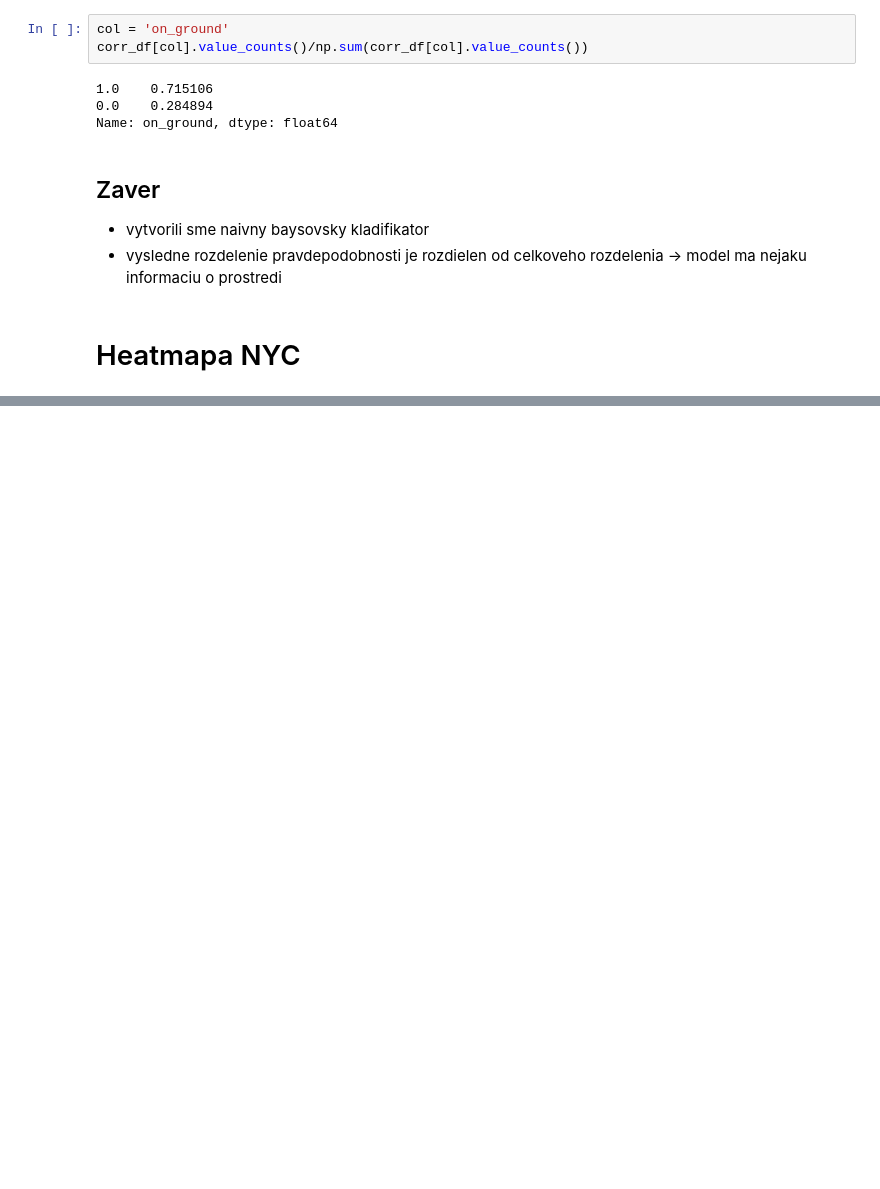
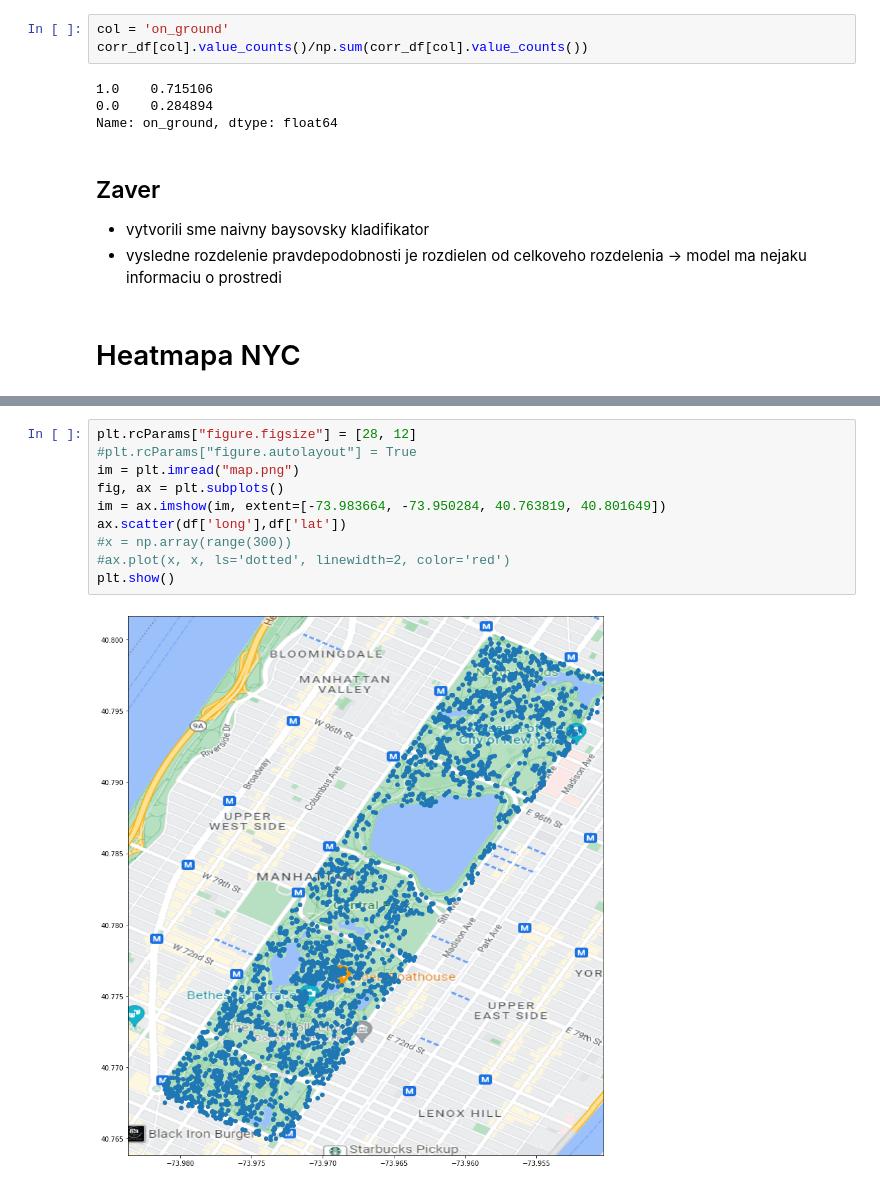
Before and after one commit to TheKompot/MAD, a Jupyter notebook: EDA.ipynb, the cells around one changed output, grey strips where cells are left out. Drawn from its saved outputs; the diff is of its cells as text; blank space fills up the shorter version.

```diff
--- a/EDA.ipynb
+++ b/EDA.ipynb
@@ -364,0 +388,12 @@ Name: on_ground, dtype: float64
+# %%
+plt.rcParams["figure.figsize"] = [28, 12]
+#plt.rcParams["figure.autolayout"] = True
+im = plt.imread("map.png")
+fig, ax = plt.subplots()
+im = ax.imshow(im, extent=[-73.983664, -73.950284, 40.763819, 40.801649])
+ax.scatter(df['long'],df['lat'])
+#x = np.array(range(300))
+#ax.plot(x, x, ls='dotted', linewidth=2, color='red')
+plt.show()
+# %% [output]
+[figure, added]
```
Also changed, not shown: parts of 6 cells of this notebook, 1 other file.
